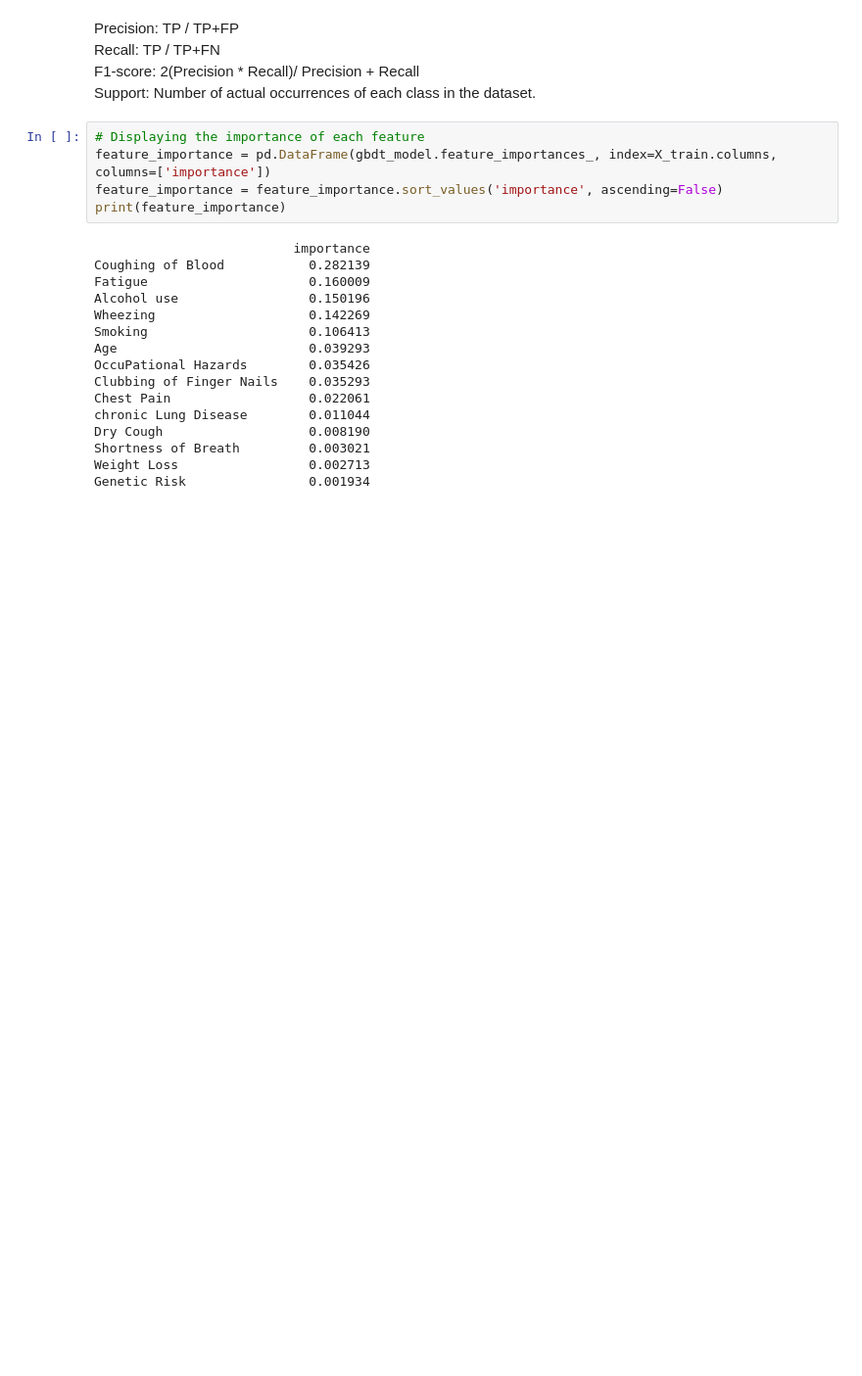
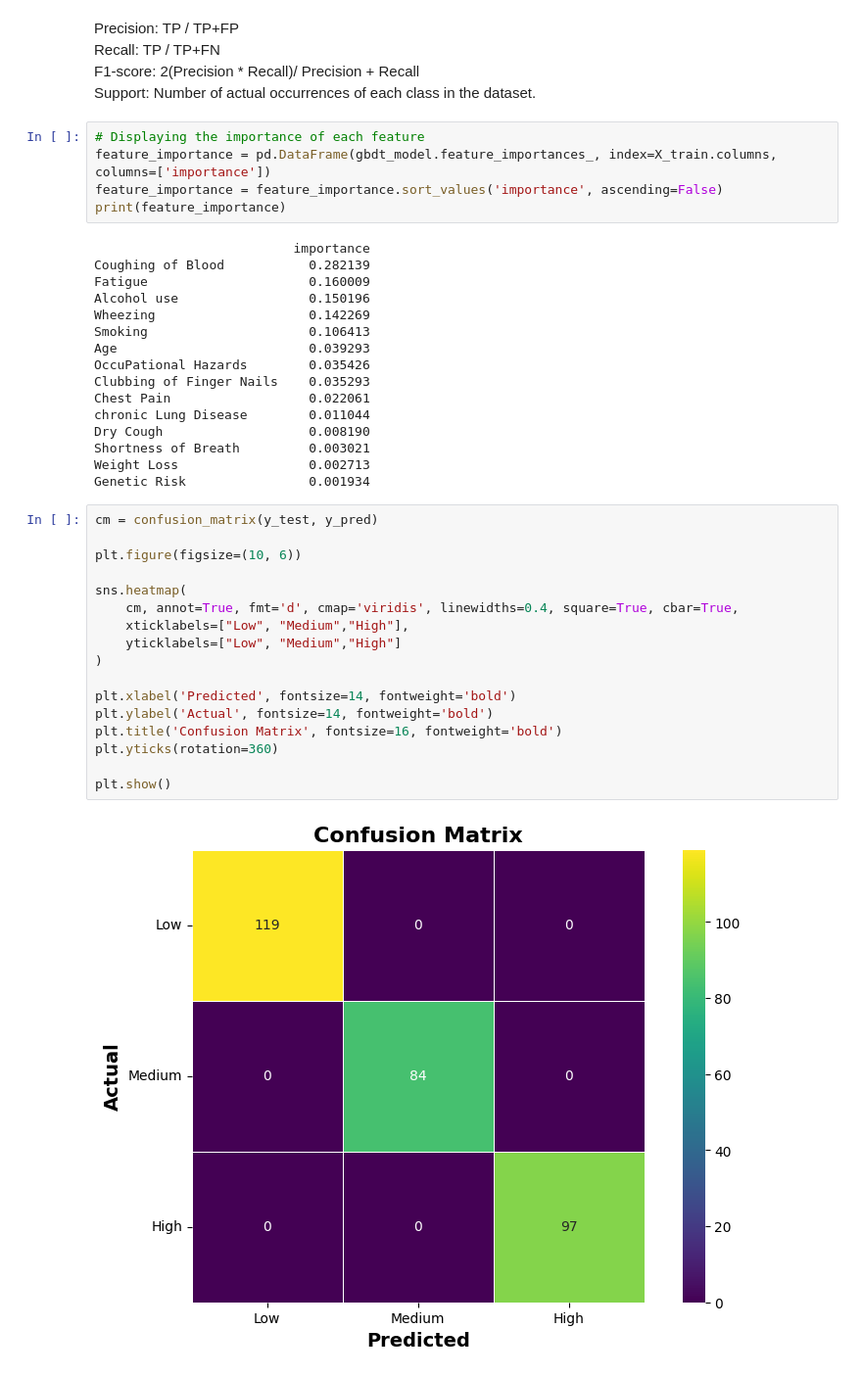
Before and after one commit to eugenegancw/Lung_Cancer_Prediction, a Jupyter notebook: gbdt_model_final.ipynb, the cells around one changed output. Shown at 98% size. Saved outputs shown, nothing was run; the diff lists cells and outputs as text; blank space fills up the shorter version.

```diff
--- a/gbdt_model_final.ipynb
+++ b/gbdt_model_final.ipynb
@@ -191,3 +191,22 @@ Dry Cough                   0.008190
 Shortness of Breath         0.003021
 Weight Loss                 0.002713
 Genetic Risk                0.001934
+# %%
+cm = confusion_matrix(y_test, y_pred)
+
+plt.figure(figsize=(10, 6))
+
+sns.heatmap(
+    cm, annot=True, fmt='d', cmap='viridis', linewidths=0.4, square=True, cbar=True,
+    xticklabels=["Low", "Medium","High"],
+    yticklabels=["Low", "Medium","High"]
+)
+
+plt.xlabel('Predicted', fontsize=14, fontweight='bold')
+plt.ylabel('Actual', fontsize=14, fontweight='bold')
+plt.title('Confusion Matrix', fontsize=16, fontweight='bold')
+plt.yticks(rotation=360)
+
+plt.show()
+# %% [output]
+[figure, added]
```
